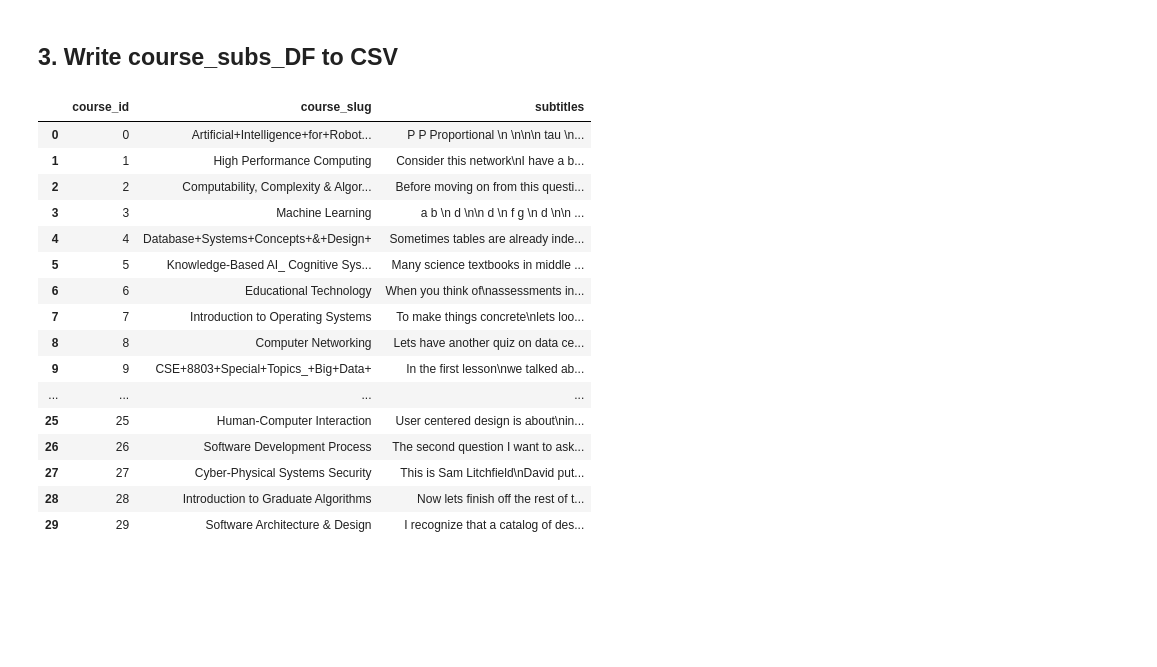
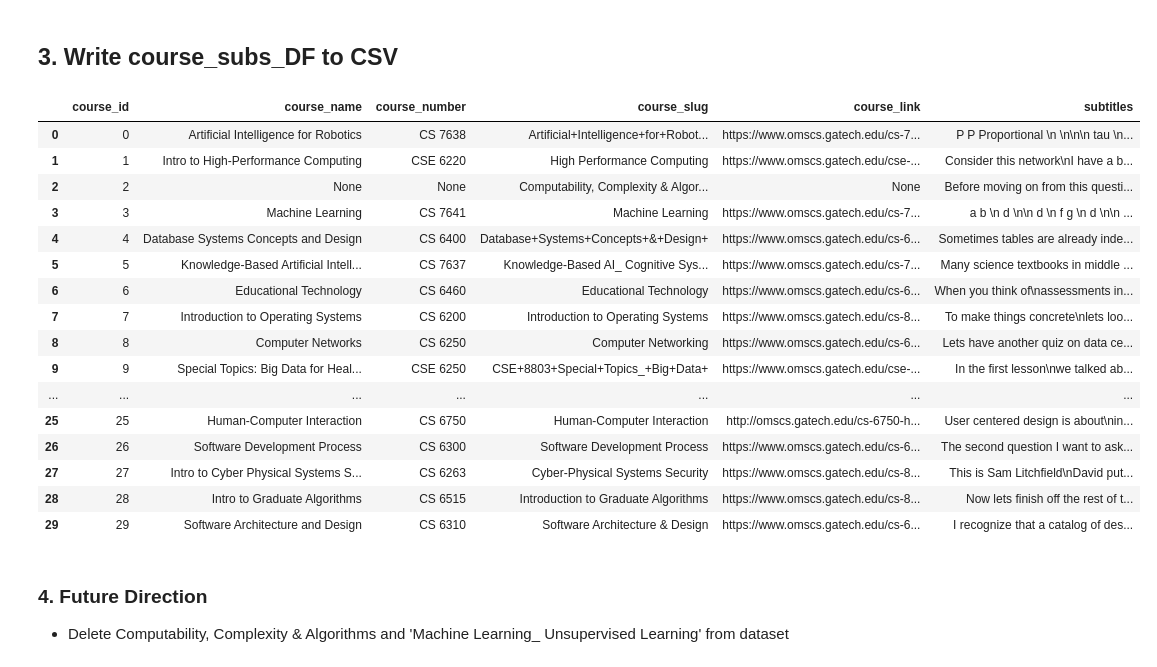
Before and after one commit to cesleem/CourseRec, a Jupyter notebook: notebook/etl/1.1 External Data Collection - udacity.ipynb, the cells around one changed output. Cells and saved outputs as stored; diff of their text form; code cells hidden in the pictures; blank space fills up the shorter version.

Commit message:
Offline evaluation techniques added + some data improvements

```diff
--- a/notebook/etl/1.1 External Data Collection - udacity.ipynb
+++ b/notebook/etl/1.1 External Data Collection - udacity.ipynb
@@ -83,26 +83,64 @@ course_subs_DF[course_subs_DF.columns] = course_subs_DF.apply(lambda x: x.str.st
 NameError: name 'tempDF' is not defined
 # %% [markdown]
 ## 3. Write course_subs_DF to CSV
+# %%
+course_labels = [
+    ['Artificial+Intelligence+for+Robotics+', 'CS 7638', 'Artificial Intelligence for Robotics', 'https://www.omscs.gatech.edu/cs-7638-artificial-intelligence-robotics'],
+ ['High Performance Computing', 'CSE 6220', 'Intro to High-Performance Computing', 'https://www.omscs.gatech.edu/cse-6220-intro-hpc'],
+ ['Computability, Complexity & Algorithms'],
+ ['Machine Learning', 'CS 7641', 'Machine Learning', 'https://www.omscs.gatech.edu/cs-7641-machine-learning'],
+ ['Database+Systems+Concepts+&+Design+', 'CS 6400', 'Database Systems Concepts and Design', 'https://www.omscs.gatech.edu/cs-6400-database-systems-concepts-and-design'],
+ ['Knowledge-Based AI_ Cognitive Systems', 'CS 7637', 'Knowledge-Based Artificial Intelligence: Cognitive Systems', 'https://www.omscs.gatech.edu/cs-7637-knowledge-based-artificial-intelligence-cognitive-systems'],
+ ['Educational Technology', 'CS 6460', 'Educational Technology', 'https://www.omscs.gatech.edu/cs-6460-educational-technology'],
+ ['Introduction to Operating Systems', 'CS 6200', 'Introduction to Operating Systems', 'https://www.omscs.gatech.edu/cs-8803-introduction-operating-systems'],
+ ['Computer Networking', 'CS 6250', 'Computer Networks', 'https://www.omscs.gatech.edu/cs-6250-computer-networks'],
+ ['CSE+8803+Special+Topics_+Big+Data+', 'CSE 6250','Special Topics: Big Data for Health Informatics', 'https://www.omscs.gatech.edu/cse-8803-special-topics-big-data-for-health-informatics'],
+ ['Advanced Operating Systems', 'CS 6210', 'Advanced Operating Systems', 'https://www.omscs.gatech.edu/cs-6210-advanced-operating-systems'],
+ ['Compilers_ Theory and Practice', 'CS 8803 O08','Compilers - Theory and Practice'],
+ ['CS 6340_ Software Analysis & Testing', 'CS 6340', 'Software Analysis', 'https://www.omscs.gatech.edu/cs-6340-software-analysis'],
+ ['Data+and+Visual+Analytics+', 'CSE 6242', 'Data and Visual Analytics', 'https://www.omscs.gatech.edu/cse-6242-data-visual-analytics'],
+ ['Introduction to Computer Vision', 'CS 6476', 'Computer Vision', 'https://www.omscs.gatech.edu/cs-6476-computer-vision'],
+ ['High Performance Computer Architecture', 'CS 6290', 'High Performance Computer Architecture', 'https://www.omscs.gatech.edu/cs-6290-high-performance-computer-architecture'],
+ ['GT - Network Security', 'CS 6262', 'Network Security', 'https://www.omscs.gatech.edu/cs-6262-network-security'],
+ ['Artificial Intelligence', 'CS 6601', 'Artificial Intelligence', 'https://www.omscs.gatech.edu/cs-6601-artificial-intelligence'],
+ ['Introduction to Health Informatics', 'CS 6440', 'Intro to Health Informatics', 'https://www.omscs.gatech.edu/cs-6440-intro-health-informatics'],
+ ['Intro to Information Security', 'CS 6035', 'Introduction to Information Security', 'https://www.omscs.gatech.edu/cs-6035-introduction-to-information-security'],
+ ['GT - Embedded Systems', 'CS 6291', 'Embedded Systems Optimization', 'https://www.omscs.gatech.edu/cs-8803-special-topics-embedded-software'],
+ ['Computational Photography', 'CS 6475', 'Computational Photography', 'https://www.omscs.gatech.edu/cs-6475-computational-photography'],
+ ['Machine Learning for Trading', 'CS 7646', 'Machine Learning for Trading', 'https://www.omscs.gatech.edu/cs-7646-machine-learning-trading'],
+ ['Reinforcement Learning', 'CS 7642', 'Reinforcement Learning', 'https://www.omscs.gatech.edu/cs-8803-special-topics-reinforcement-learning'],
+ ['Machine Learning_ Unsupervised Learning'],
+ ['Human-Computer Interaction', 'CS 6750', 'Human-Computer Interaction', 'http://omscs.gatech.edu/cs-6750-human-computer-interaction'],
+ ['Software Development Process', 'CS 6300', 'Software Development Process', 'https://www.omscs.gatech.edu/cs-6300-software-development-process'],
+ ['Cyber-Physical Systems Security', 'CS 6263', 'Intro to Cyber Physical Systems Security', 'https://www.omscs.gatech.edu/cs-8803-special-topics-cyber-physical-systems'],
+ ['Introduction to Graduate Algorithms', 'CS 6515', 'Intro to Graduate Algorithms', 'https://www.omscs.gatech.edu/cs-8803-ga-graduate-algorithms'],
+ ['Software Architecture & Design', 'CS 6310', 'Software Architecture and Design', 'https://www.omscs.gatech.edu/cs-6310-software-architecture-design']]
+# %%
+course_subs_DF = temp
 # %%
 course_subs_DF['course_id'] = course_subs_DF.index
-course_subs_DF = course_subs_DF[['course_id', 'course_slug', 'subtitles']]
+course_subs_DF = pd.merge(course_subs_DF, pd.DataFrame(course_labels, columns=('course_slug', 'course_number', 'course_name', 'course_link')), left_on='course_slug', right_on='course_slug')
+course_subs_DF = course_subs_DF[['course_id', 'course_name','course_number', 'course_slug', 'course_link', 'subtitles']] #reorder
 course_subs_DF.to_csv('../../data/raw/videosubtitles_udacity/course_video_subtitles_udacity.csv', index=False)
 course_subs_DF
 # %% [output]
-|  | course_id | course_slug | subtitles |
-| 0 | 0 | Artificial+Intelligence+for+Robot... | P P Proportional \n \n\n\n tau \n... |
-| 1 | 1 | High Performance Computing | Consider this network\nI have a b... |
-| 2 | 2 | Computability, Complexity & Algor... | Before moving on from this questi... |
-| 3 | 3 | Machine Learning | a b \n d \n\n d \n f g \n d \n\n ... |
-| 4 | 4 | Database+Systems+Concepts+&+Design+ | Sometimes tables are already inde... |
-| 5 | 5 | Knowledge-Based AI_ Cognitive Sys... | Many science textbooks in middle ... |
-| 6 | 6 | Educational Technology | When you think of\nassessments in... |
-| 7 | 7 | Introduction to Operating Systems | To make things concrete\nlets loo... |
-| 8 | 8 | Computer Networking | Lets have another quiz on data ce... |
-| 9 | 9 | CSE+8803+Special+Topics_+Big+Data+ | In the first lesson\nwe talked ab... |
-| ... | ... | ... | ... |
-| 25 | 25 | Human-Computer Interaction | User centered design is about\nin... |
-| 26 | 26 | Software Development Process | The second question I want to ask... |
-| 27 | 27 | Cyber-Physical Systems Security | This is Sam Litchfield\nDavid put... |
-| 28 | 28 | Introduction to Graduate Algorithms | Now lets finish off the rest of t... |
-| 29 | 29 | Software Architecture & Design | I recognize that a catalog of des... |
+|  | course_id | course_name | course_number | course_slug | course_link | subtitles |
+| 0 | 0 | Artificial Intelligence for Robotics | CS 7638 | Artificial+Intelligence+for+Robot... | https://www.omscs.gatech.edu/cs-7... | P P Proportional \n \n\n\n tau \n... |
+| 1 | 1 | Intro to High-Performance Computing | CSE 6220 | High Performance Computing | https://www.omscs.gatech.edu/cse-... | Consider this network\nI have a b... |
+| 2 | 2 | None | None | Computability, Complexity & Algor... | None | Before moving on from this questi... |
+| 3 | 3 | Machine Learning | CS 7641 | Machine Learning | https://www.omscs.gatech.edu/cs-7... | a b \n d \n\n d \n f g \n d \n\n ... |
+| 4 | 4 | Database Systems Concepts and Design | CS 6400 | Database+Systems+Concepts+&+Design+ | https://www.omscs.gatech.edu/cs-6... | Sometimes tables are already inde... |
+| 5 | 5 | Knowledge-Based Artificial Intell... | CS 7637 | Knowledge-Based AI_ Cognitive Sys... | https://www.omscs.gatech.edu/cs-7... | Many science textbooks in middle ... |
+| 6 | 6 | Educational Technology | CS 6460 | Educational Technology | https://www.omscs.gatech.edu/cs-6... | When you think of\nassessments in... |
+| 7 | 7 | Introduction to Operating Systems | CS 6200 | Introduction to Operating Systems | https://www.omscs.gatech.edu/cs-8... | To make things concrete\nlets loo... |
+| 8 | 8 | Computer Networks | CS 6250 | Computer Networking | https://www.omscs.gatech.edu/cs-6... | Lets have another quiz on data ce... |
+| 9 | 9 | Special Topics: Big Data for Heal... | CSE 6250 | CSE+8803+Special+Topics_+Big+Data+ | https://www.omscs.gatech.edu/cse-... | In the first lesson\nwe talked ab... |
+| ... | ... | ... | ... | ... | ... | ... |
+| 25 | 25 | Human-Computer Interaction | CS 6750 | Human-Computer Interaction | http://omscs.gatech.edu/cs-6750-h... | User centered design is about\nin... |
+| 26 | 26 | Software Development Process | CS 6300 | Software Development Process | https://www.omscs.gatech.edu/cs-6... | The second question I want to ask... |
+| 27 | 27 | Intro to Cyber Physical Systems S... | CS 6263 | Cyber-Physical Systems Security | https://www.omscs.gatech.edu/cs-8... | This is Sam Litchfield\nDavid put... |
+| 28 | 28 | Intro to Graduate Algorithms | CS 6515 | Introduction to Graduate Algorithms | https://www.omscs.gatech.edu/cs-8... | Now lets finish off the rest of t... |
+| 29 | 29 | Software Architecture and Design | CS 6310 | Software Architecture & Design | https://www.omscs.gatech.edu/cs-6... | I recognize that a catalog of des... |
+# %% [markdown]
+### 4. Future Direction
+- Delete  Computability, Complexity & Algorithms and 'Machine Learning_ Unsupervised Learning' from dataset
```
Also changed, not shown: 1 other file.
